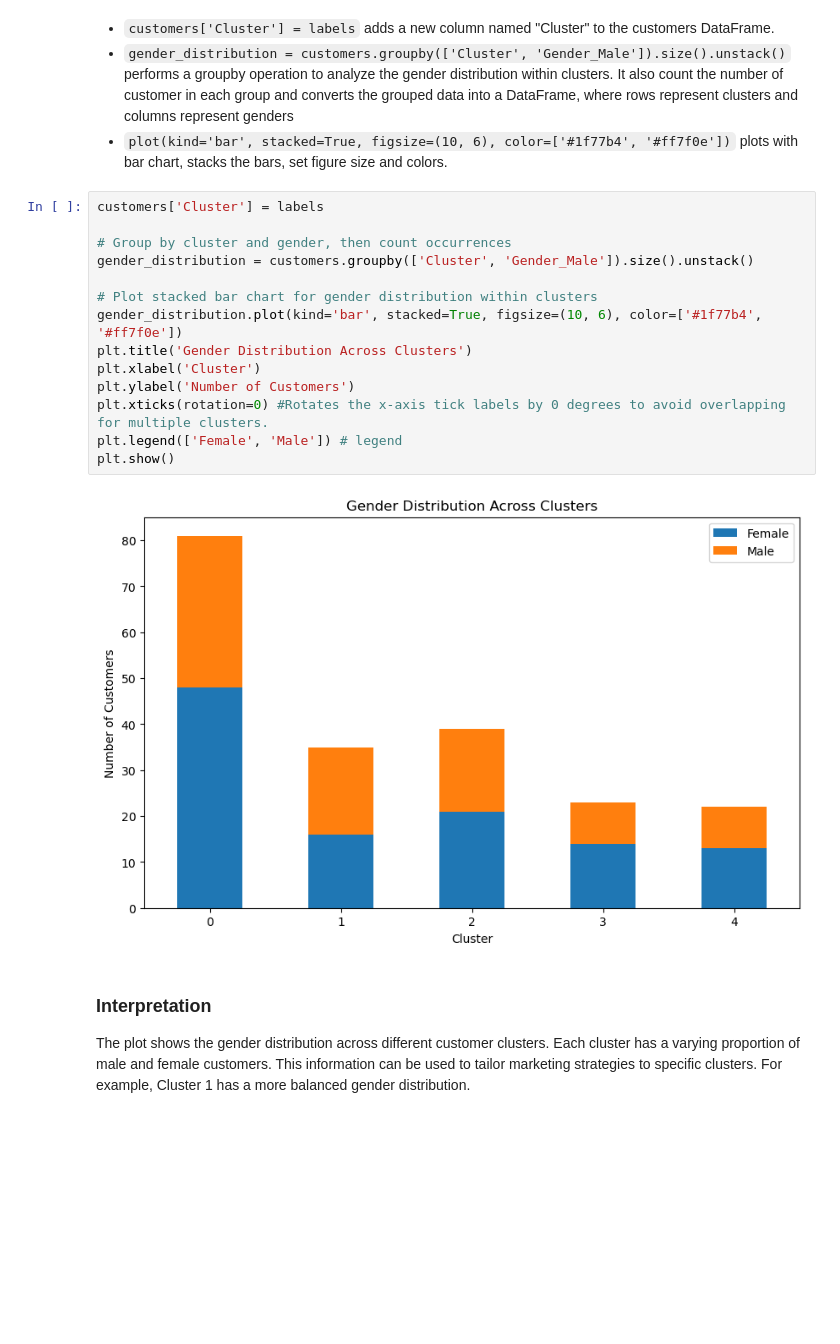
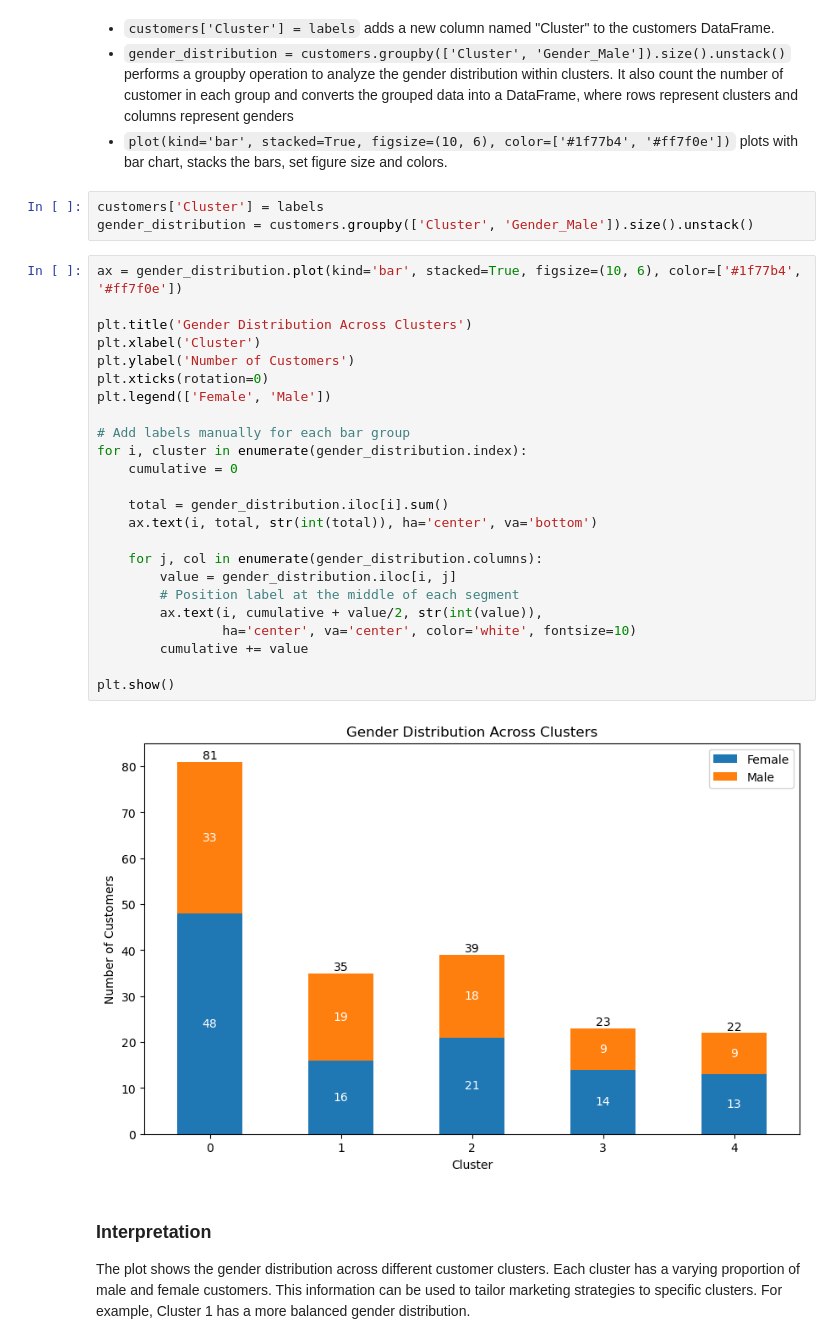
Before and after one commit to thaopham98/DataScience, a Jupyter notebook: python_analysis/A8-K-Means.ipynb, the cells around one changed output. Cells and saved outputs as stored; diff of their text form; blank space fills up the shorter version.

```diff
--- a/python_analysis/A8-K-Means.ipynb
+++ b/python_analysis/A8-K-Means.ipynb
@@ -455,22 +455,35 @@ With Categorical Data
 - `customers['Cluster'] = labels` adds a new column named "Cluster" to the customers DataFrame.
 - `gender_distribution = customers.groupby(['Cluster', 'Gender_Male']).size().unstack()` performs a groupby operation to analyze the gender distribution within clusters. It also count the number of customer in each group and converts the grouped data into a DataFrame, where rows represent clusters and columns represent genders
 - `plot(kind='bar', stacked=True, figsize=(10, 6), color=['#1f77b4', '#ff7f0e'])` plots with bar chart, stacks the bars, set figure size and colors.
-# %%
-customers['Cluster'] = labels
-
-# Group by cluster and gender, then count occurrences
-gender_distribution = customers.groupby(['Cluster', 'Gender_Male']).size().unstack()
-
-# Plot stacked bar chart for gender distribution within clusters
-gender_distribution.plot(kind='bar', stacked=True, figsize=(10, 6), color=['#1f77b4', '#ff7f0e'])
-plt.title('Gender Distribution Across Clusters')
-plt.xlabel('Cluster')
-plt.ylabel('Number of Customers')
-plt.xticks(rotation=0) #Rotates the x-axis tick labels by 0 degrees to avoid overlapping for multiple clusters.
-plt.legend(['Female', 'Male']) # legend
-plt.show()
-# %% [output]
-[figure, removed]
+# %%
+customers['Cluster'] = labels
+gender_distribution = customers.groupby(['Cluster', 'Gender_Male']).size().unstack()
+# %%
+ax = gender_distribution.plot(kind='bar', stacked=True, figsize=(10, 6), color=['#1f77b4', '#ff7f0e'])
+
+plt.title('Gender Distribution Across Clusters')
+plt.xlabel('Cluster')
+plt.ylabel('Number of Customers')
+plt.xticks(rotation=0)
+plt.legend(['Female', 'Male'])
+
+# Add labels manually for each bar group
+for i, cluster in enumerate(gender_distribution.index):
+    cumulative = 0
+
+    total = gender_distribution.iloc[i].sum()
+    ax.text(i, total, str(int(total)), ha='center', va='bottom')
+
+    for j, col in enumerate(gender_distribution.columns):
+        value = gender_distribution.iloc[i, j]
+        # Position label at the middle of each segment
+        ax.text(i, cumulative + value/2, str(int(value)),
+                ha='center', va='center', color='white', fontsize=10)
+        cumulative += value
+
+plt.show()
+# %% [output]
+[figure, added]
 # %% [markdown]
 ### Interpretation
 The plot shows the gender distribution across different customer clusters. Each cluster has a varying proportion of male and female customers. This information can be used to tailor marketing strategies to specific clusters. For example, Cluster 1 has a more balanced gender distribution.
```
Also changed, not shown: parts of 2 cells of this notebook.
